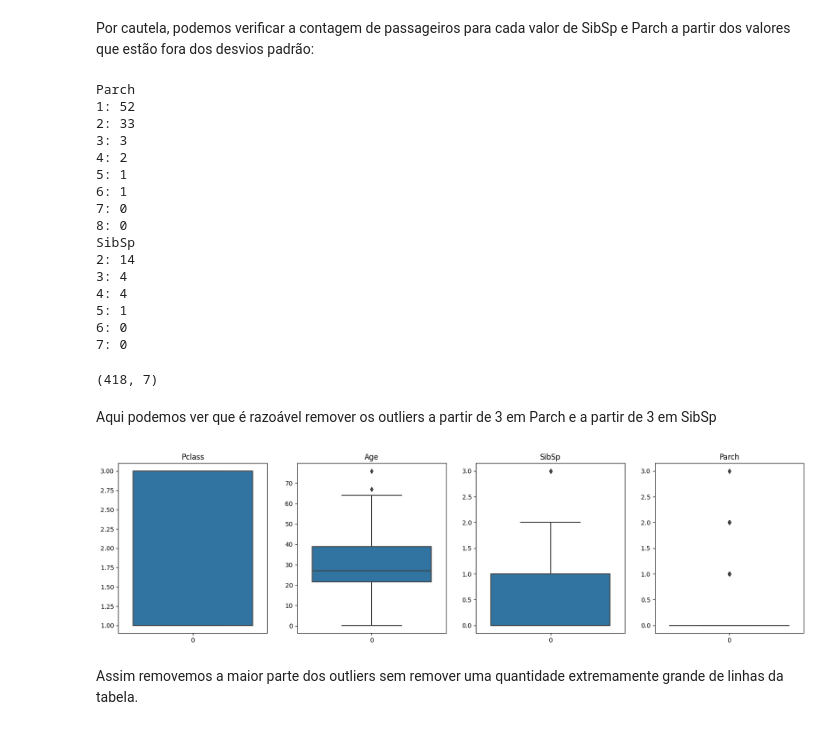
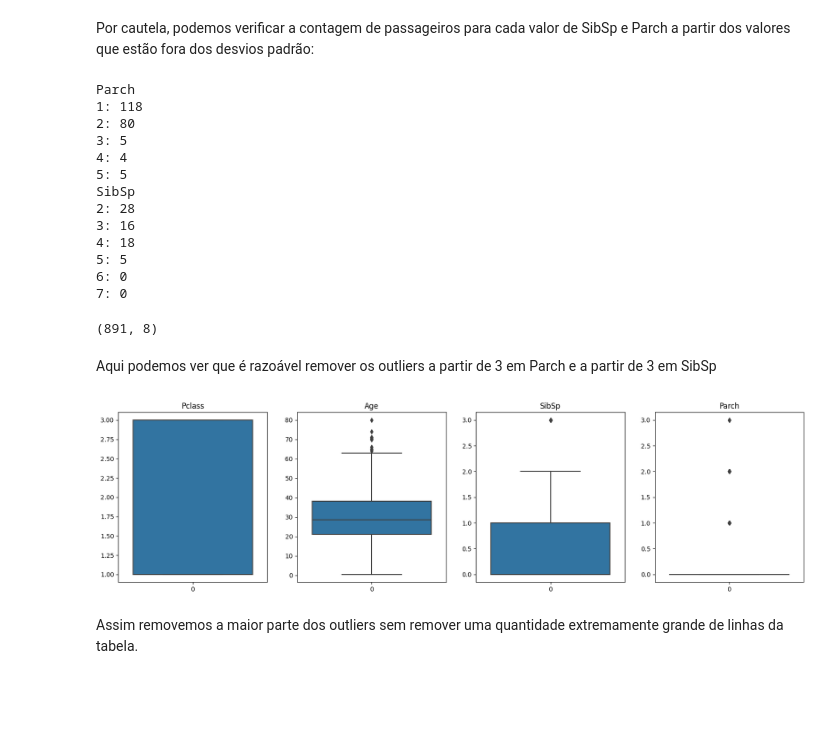
Before and after one commit to RenanFlorencio/Titanic-Model-Training, a Jupyter notebook: training.ipynb, the cells around one changed output. Cells and saved outputs as stored; diff of their text form; code cells hidden in the pictures; blank space fills up the shorter version.

```diff
--- a/training.ipynb
+++ b/training.ipynb
@@ -8,10 +8,10 @@ import numpy as np
 import matplotlib.pyplot as plt
 
 # Carregando e fazendo visualizações iniciais
-df = pd.read_csv("test.csv")
-train = pd.read_csv("train.csv")
-y = pd.read_csv("gender_submission.csv")
+df = pd.read_csv("train.csv")
+test = pd.read_csv("test.csv")
+test_y = pd.read_csv("gender_submission.csv")
 df.set_index('PassengerId')
-y.set_index('PassengerId')
+test_y.set_index('PassengerId')
 df.head()
 # %% [output]
@@ -125,6 +135,6 @@ df.head()
 # %%
 # Criando dataframe para verificar outliers
-out = df.drop(['female', 'male', 'PassengerId'], axis=1)
+out = df.drop(['female', 'male', 'PassengerId', 'Survived'], axis=1)
 
 fig, axs = plt.subplots(ncols=out.columns.size, figsize=(20,5))
 for i in range(out.columns.size):
@@ -150,35 +161,32 @@ for i in range(2, df['SibSp'].max()):
 df.shape
 # %% [output]
 Parch
-1: 52
-2: 33
-3: 3
-4: 2
-5: 1
-6: 1
-7: 0
-8: 0
+1: 118
+2: 80
+3: 5
+4: 4
+5: 5
 SibSp
-2: 14
-3: 4
-4: 4
-5: 1
+2: 28
+3: 16
+4: 18
+5: 5
 6: 0
 7: 0
-(418, 7)
+(891, 8)
 # %% [markdown]
  Aqui podemos ver que é razoável remover os outliers a partir de 3 em Parch e a partir de 3 em SibSp
 # %%
 df = df[(df['Parch'] <= 3) & (df['SibSp'] <= 3)]
-out = df.drop(['female', 'male', 'PassengerId'], axis=1)
+out = df.drop(['female', 'male', 'PassengerId', 'Survived'], axis=1)
 
 fig, axs = plt.subplots(ncols=out.columns.size, figsize=(20,5))
 for i in range(out.columns.size):
     sb.boxplot(data=out.iloc[:, i], ax=axs[i])
     axs[i].set_title(out.columns[i])
 plt.show()
 # %% [output]
-[figure, old version]
+[figure, new version]
 # %% [markdown]
 Assim removemos a maior parte dos outliers sem remover uma quantidade extremamente grande de linhas da tabela.
 # %% [markdown]
```
Also changed, not shown: parts of 25 cells of this notebook.
